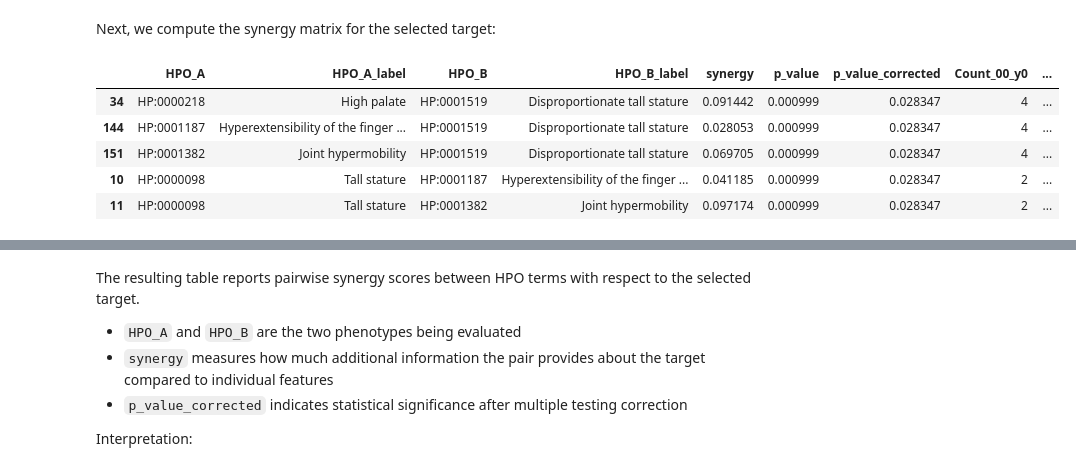
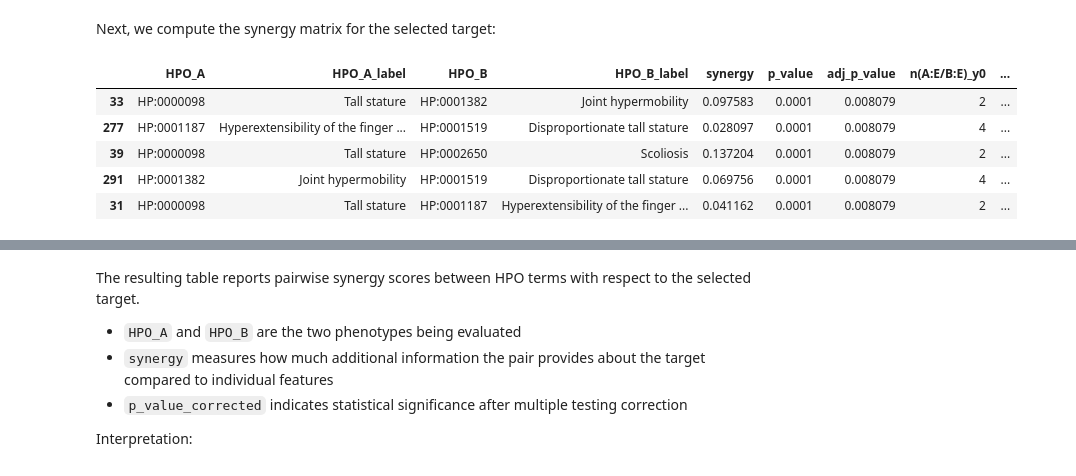
Before and after one commit to P2GX/phenosign, a Jupyter notebook: docs/source/tutorial.ipynb, the cells around one changed output, grey strips where cells are left out. Cells and saved outputs as stored; diff of their text form; code cells hidden in the pictures.

```diff
--- a/docs/source/tutorial.ipynb
+++ b/docs/source/tutorial.ipynb
@@ -16,9 +16,12 @@ We recommend running this tutorial in a **Jupyter notebook** for interactive exp
 
 We start by loading phenopackets for the **FBN1** cohort:
 # %%
-from ppkt2synergy import load_phenopackets_by_cohort
-
-phenopackets = load_phenopackets_by_cohort("FBN1")
+from ppktstore.registry import configure_phenopacket_registry
+registry = configure_phenopacket_registry()
+with registry.open_phenopacket_store() as ps:
+        phenopackets = [
+            p for p in ps.iter_cohort_phenopackets("FBN1")
+        ]
 
 print(f"Loaded {len(phenopackets)} phenopackets")
 # %% [output]
@@ -189,18 +192,18 @@ condition = dataset.get_variant_condition(has_variant_effect(transcript_id = "NM
     variant_effect=VariantEffect.MISSENSE_VARIANT)
 )
 # %%
-synergy_results = synergy_analyzer.compute_synergy_matrix(
+results_variant = synergy_analyzer.compute_synergy_matrix(
     condition=condition
 )
 
-synergy_results.head()
+results_variant.results_table.head()
 # %% [output]
-|  | HPO_A | HPO_A_label | HPO_B | HPO_B_label | synergy | p_value | p_value_corrected | Count_00_y0 | ... |
-| 34 | HP:0000218 | High palate | HP:0001519 | Disproportionate tall stature | 0.091442 | 0.000999 | 0.028347 | 4 | ... |
-| 144 | HP:0001187 | Hyperextensibility of the finger ... | HP:0001519 | Disproportionate tall stature | 0.028053 | 0.000999 | 0.028347 | 4 | ... |
-| 151 | HP:0001382 | Joint hypermobility | HP:0001519 | Disproportionate tall stature | 0.069705 | 0.000999 | 0.028347 | 4 | ... |
-| 10 | HP:0000098 | Tall stature | HP:0001187 | Hyperextensibility of the finger ... | 0.041185 | 0.000999 | 0.028347 | 2 | ... |
-| 11 | HP:0000098 | Tall stature | HP:0001382 | Joint hypermobility | 0.097174 | 0.000999 | 0.028347 | 2 | ... |
+|  | HPO_A | HPO_A_label | HPO_B | HPO_B_label | synergy | p_value | adj_p_value | n(A:E/B:E)_y0 | ... |
+| 33 | HP:0000098 | Tall stature | HP:0001382 | Joint hypermobility | 0.097583 | 0.0001 | 0.008079 | 2 | ... |
+| 277 | HP:0001187 | Hyperextensibility of the finger ... | HP:0001519 | Disproportionate tall stature | 0.028097 | 0.0001 | 0.008079 | 4 | ... |
+| 39 | HP:0000098 | Tall stature | HP:0002650 | Scoliosis | 0.137204 | 0.0001 | 0.008079 | 2 | ... |
+| 291 | HP:0001382 | Joint hypermobility | HP:0001519 | Disproportionate tall stature | 0.069756 | 0.0001 | 0.008079 | 4 | ... |
+| 31 | HP:0000098 | Tall stature | HP:0001187 | Hyperextensibility of the finger ... | 0.041162 | 0.0001 | 0.008079 | 2 | ... |
 # %%
 from ppkt2synergy import has_disease
 condition_disease = dataset.get_condition(has_disease("OMIM:154700"), name="disease:Marfan syndrome")
```
Also changed, not shown: parts of 9 cells of this notebook, 31 other files.
